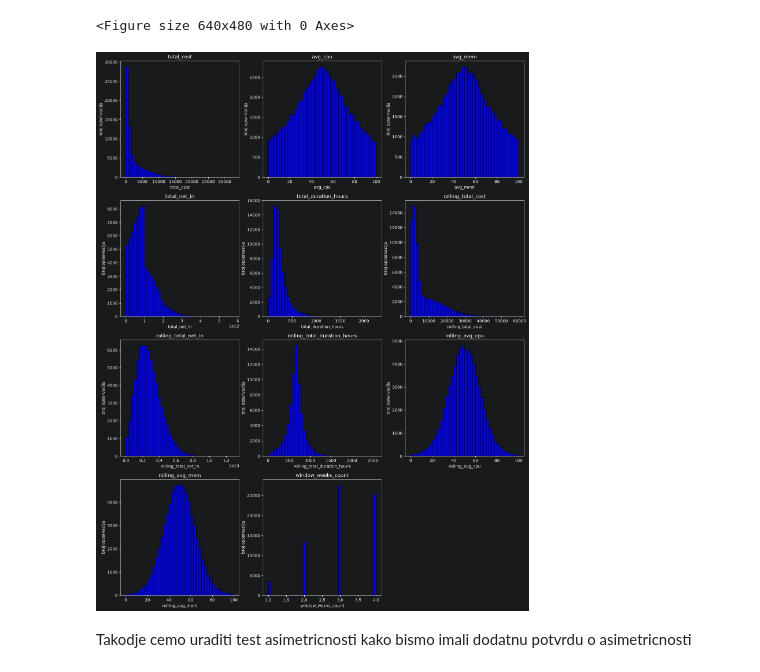
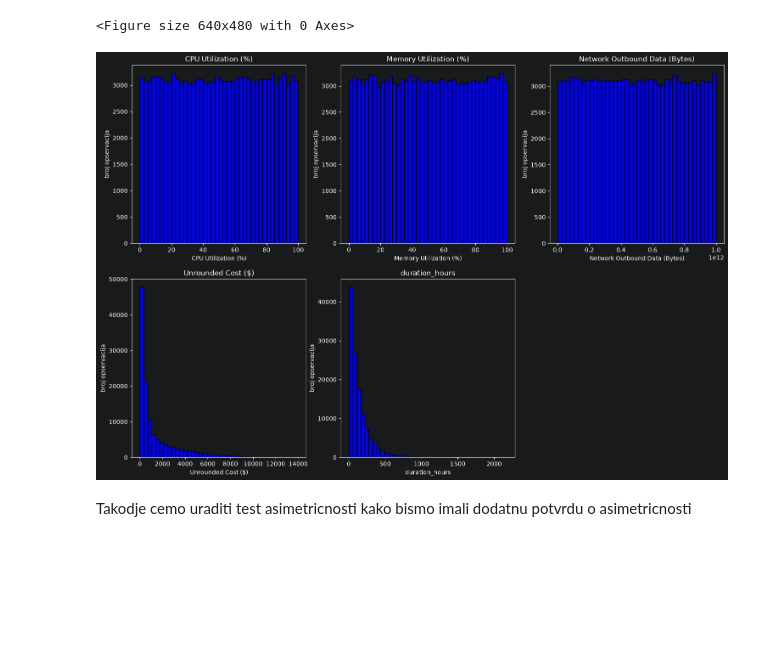
Before and after one commit to LukaDervisevic/GCPCostPreditionModel, a Jupyter notebook: gcp_nn.ipynb, the cells around one changed output. Cells and saved outputs as stored; diff of their text form; code cells hidden in the pictures; blank space fills up the shorter version.

```diff
--- a/gcp_nn.ipynb
+++ b/gcp_nn.ipynb
@@ -115,7 +116,6 @@ Promenljivu duration_of_hours koja oznacava trajanje koriscenja resursa <br>
 df['Usage Start Date'] = pd.to_datetime(df['Usage Start Date'],errors='raise')
 df['Usage End Date'] = pd.to_datetime(df['Usage End Date'],errors='raise')
 
-df["week"] = df["Usage Start Date"].dt.to_period("W").dt.start_time
 df['duration_hours'] = (df['Usage End Date'] - df['Usage Start Date']).dt.total_seconds() / 3600
 df.drop(columns=['Usage Start Date', 'Usage End Date'],inplace=True)
 # %% [markdown]
@@ -260,5 +164,3 @@ weekly_rolled.head(n=5)
-# %%
-num_cols = ['total_cost','total_usage','avg_cpu','avg_mem','total_net_in','total_net_out','total_duration_hours','n_events','rolling_total_cost','rolling_total_usage','rolling_total_net_in','rolling_total_net_out','rolling_total_duration_hours','rolling_n_events','rolling_avg_cpu','rolling_avg_mem','window_weeks_count']
 # %% [markdown]
 ## Provera multikolinearnosti
 # %%
@@ -297,0 +181,4 @@ weekly_rolled = weekly_rolled.drop(columns=[
+# %%
+df.drop(columns=['Usage Quantity','Network Inbound Data (Bytes)'], inplace=True)
+num_cols.remove('Usage Quantity')
+num_cols.remove('Network Inbound Data (Bytes)')
@@ -299,8 +190,6 @@ weekly_rolled = weekly_rolled.drop(columns=[
 ### Testiranje simetricnosti raspodela
 # %% [markdown]
 Kako bismo omogucili skaliranje promenljivi i efikasni backpropagation, potrebno je testirati simetricnost raspodela promenljvi i transformisati promenljive sa asimetricnom raspodelom
-# %%
-num_cols = ['total_cost','avg_cpu','avg_mem','total_net_in','total_duration_hours','rolling_total_cost','rolling_total_net_in','rolling_total_duration_hours','rolling_avg_cpu','rolling_avg_mem','window_weeks_count']
 # %%
 import numpy as np
 def plot_num_cols(df,columns,bins=40):
@@ -327,9 +216,9 @@ plt.show()
 # %% [output]
 <Figure size 640x480 with 0 Axes>
 # %%
-plot_num_cols(weekly_rolled,num_cols)
+plot_num_cols(df,num_cols)
 # %% [output]
-[figure, old version]
+[figure, new version]
 # %% [markdown]
 Takodje cemo uraditi test asimetricnosti kako bismo imali dodatnu potvrdu o asimetricnosti
 # %% [markdown]
```
Also changed, not shown: parts of 22 cells of this notebook.
